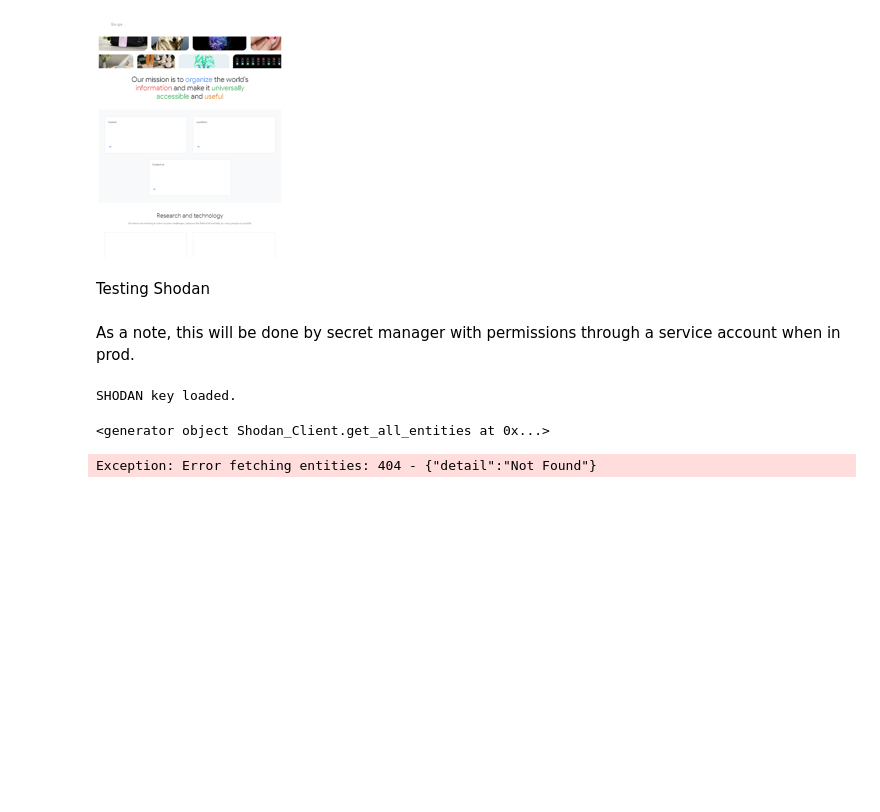
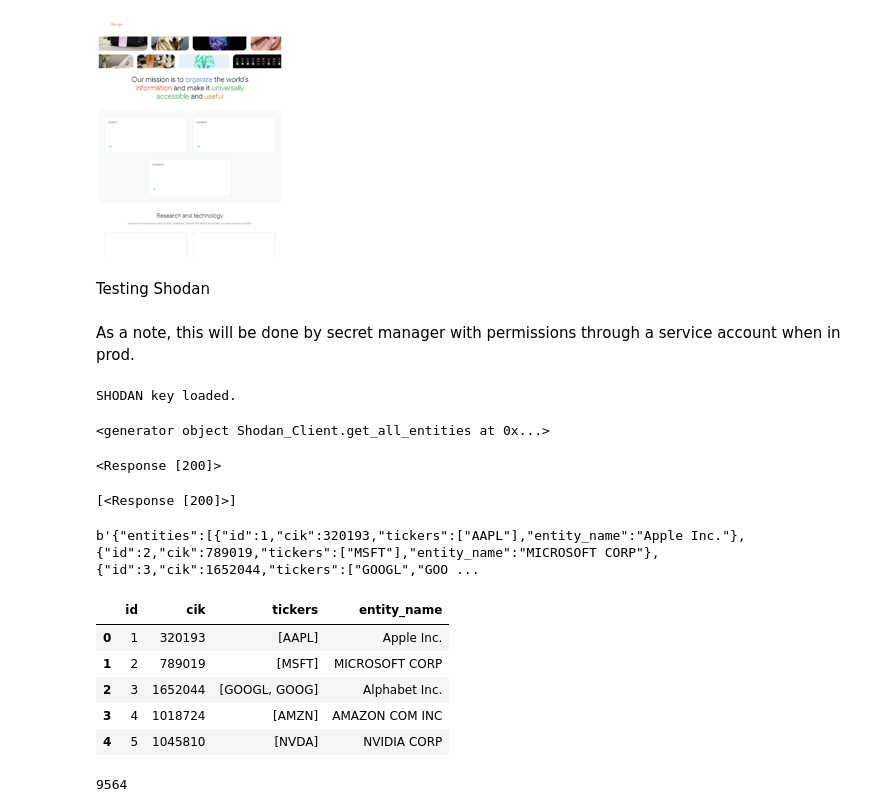
Before and after one commit to brettamusselman/public-company-overview, a Jupyter notebook: testing.ipynb, the cells around one changed output. Cells and saved outputs as stored; diff of their text form; code cells hidden in the pictures; blank space fills up the shorter version.

Commit message:
we got a lot of entities in shodan

```diff
--- a/testing.ipynb
+++ b/testing.ipynb
@@ -158,7 +158,39 @@ print(all_ent_resp)
 # %% [output]
 <generator object Shodan_Client.get_all_entities at 0x...>
 # %%
+responses = []
 for obj in all_ent_resp:
     print(obj)
+    responses.append(obj)
 # %% [output]
-Exception: Error fetching entities: 404 - {"detail":"Not Found"}
+<Response [200]>
+# %%
+responses
+# %% [output]
+[<Response [200]>]
+# %%
+resp = responses[0]
+print(resp.content)
+# %% [output]
+b'{"entities":[{"id":1,"cik":320193,"tickers":["AAPL"],"entity_name":"Apple Inc."},{"id":2,"cik":789019,"tickers":["MSFT"],"entity_name":"MICROSOFT CORP"},{"id":3,"cik":1652044,"tickers":["GOOGL","GOO ...
+# %%
+shodan_content = responses[0].content
+# %%
+import json
+shodan_json = json.loads(shodan_content)
+entities = shodan_json['entities']
+
+import pandas as pd
+entities_df = pd.DataFrame(entities)
+entities_df.head()
+# %% [output]
+|  | id | cik | tickers | entity_name |
+| 0 | 1 | 320193 | [AAPL] | Apple Inc. |
+| 1 | 2 | 789019 | [MSFT] | MICROSOFT CORP |
+| 2 | 3 | 1652044 | [GOOGL, GOOG] | Alphabet Inc. |
+| 3 | 4 | 1018724 | [AMZN] | AMAZON COM INC |
+| 4 | 5 | 1045810 | [NVDA] | NVIDIA CORP |
+# %%
+print(len(entities_df))
+# %% [output]
+9564
```
Also changed, not shown: parts of 2 cells of this notebook, 1 other file.
